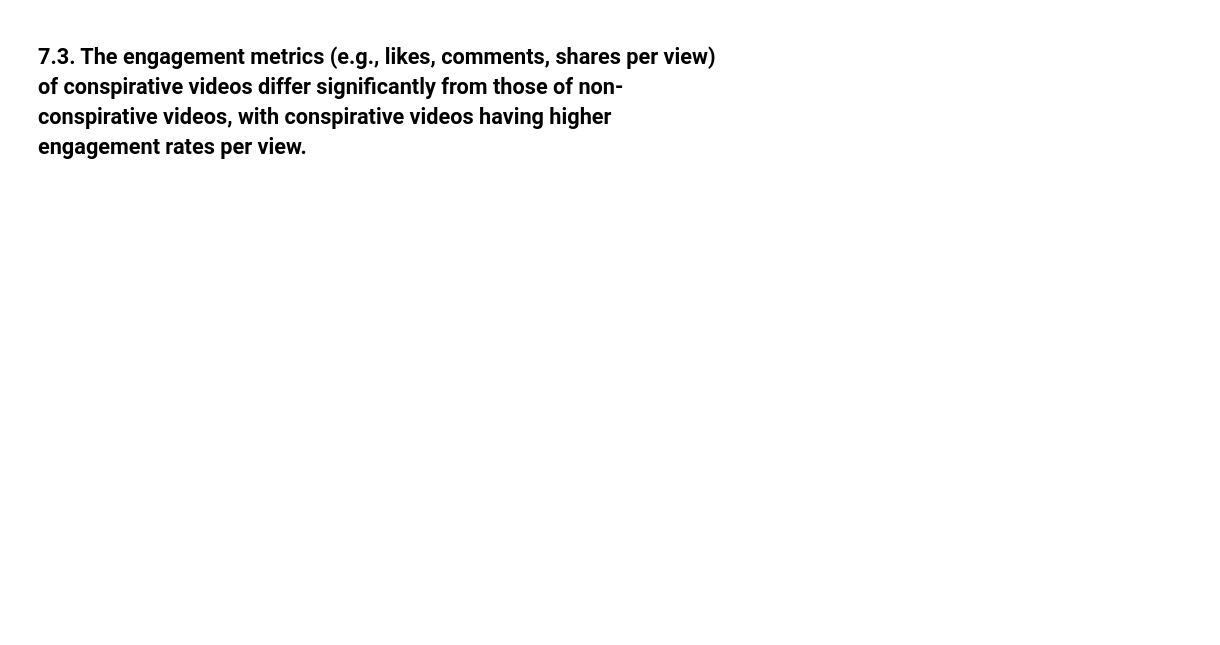
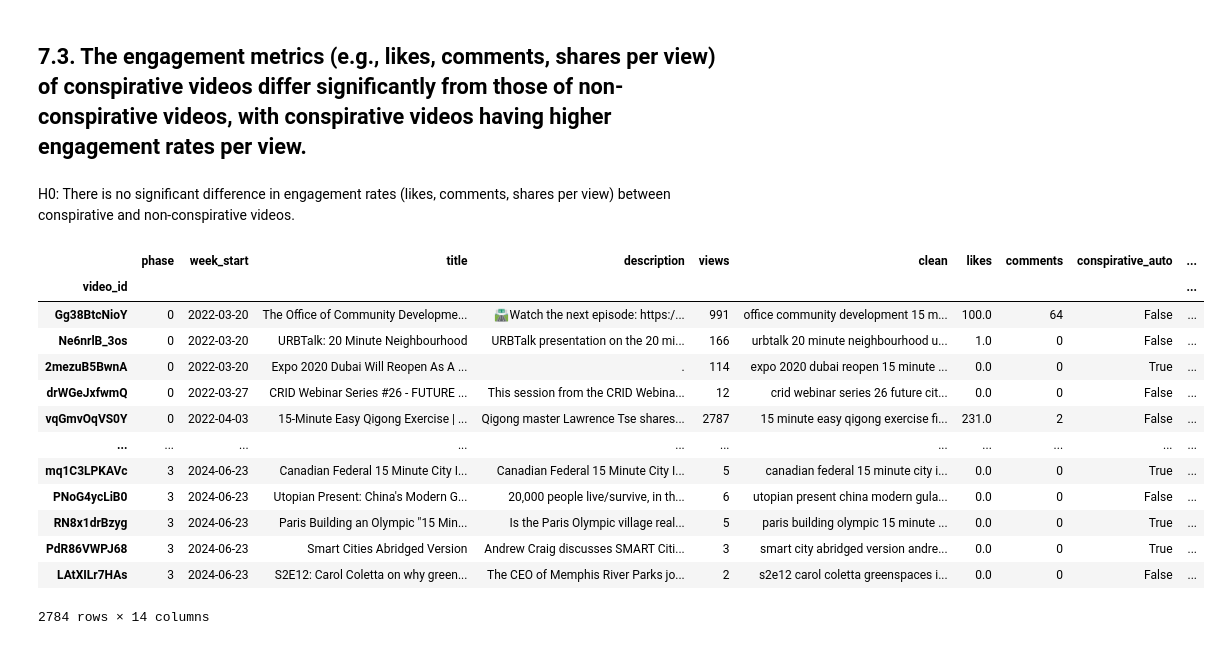
Before and after one commit to julia-king-edu/so-24_smda_project, a Jupyter notebook: 03_analysis.ipynb, the cells around one changed output. Drawn from its saved outputs; the diff is of its cells as text; code cells hidden in the pictures; blank space fills up the shorter version.

```diff
--- a/03_analysis.ipynb
+++ b/03_analysis.ipynb
@@ -288,2 +332,4 @@ The plot reveals an important insight: Conspirative videos
 # %% [markdown]
 ## 7.3. The engagement metrics (e.g., likes, comments, shares per view) of conspirative videos differ significantly from those of non-conspirative videos, with conspirative videos having higher engagement rates per view.
+# %% [markdown]
+H0: There is no significant difference in engagement rates (likes, comments, shares per view) between conspirative and non-conspirative videos.
@@ -289,0 +339,32 @@ The plot reveals an important insight: Conspirative videos
+# %%
+# filter for videos with views and create relevant variables
+# filtering is done cause videos with 0 views will not have engagements
+
+engagement_df = video_df[video_df["views"] > 0].copy()
+
+# engagement
+engagement_df["likes_per_view"] = engagement_df["likes"] / engagement_df["views"]
+engagement_df["comments_per_view"] = engagement_df["comments"] / engagement_df["views"]
+
+# also make logged versions
+engagement_df["log_likes_per_view"] = np.log(engagement_df["likes_per_view"] + 0.001) # small constant added to avoid inf
+engagement_df["log_comments_per_view"] = np.log(engagement_df["comments_per_view"] + 0.001)
+
+
+# the youtube api returned some obviously false numbers (a few items with more likes than views). This persists even after reruns. Thus, they are discarded.
+engagement_df = engagement_df[(engagement_df["likes_per_view"] <= 1) & (engagement_df["comments_per_view"] <= 1)]
+# %% [output]
+|  | phase | week_start | title | description | views | clean | likes | comments | conspirative_auto | ... |
+| video_id |  |  |  |  |  |  |  |  |  | ... |
+| Gg38BtcNioY | 0 | 2022-03-20 | The Office of Community Developme... | 🛣️Watch the next episode: https:/... | 991 | office community development 15 m... | 100.0 | 64 | False | ... |
+| Ne6nrlB_3os | 0 | 2022-03-20 | URBTalk: 20 Minute Neighbourhood | URBTalk presentation on the 20 mi... | 166 | urbtalk 20 minute neighbourhood u... | 1.0 | 0 | False | ... |
+| 2mezuB5BwnA | 0 | 2022-03-20 | Expo 2020 Dubai Will Reopen As A ... | . | 114 | expo 2020 dubai reopen 15 minute ... | 0.0 | 0 | True | ... |
+| drWGeJxfwmQ | 0 | 2022-03-27 | CRID Webinar Series #26 - FUTURE ... | This session from the CRID Webina... | 12 | crid webinar series 26 future cit... | 0.0 | 0 | False | ... |
+| vqGmvOqVS0Y | 0 | 2022-04-03 | 15-Minute Easy Qigong Exercise | ... | Qigong master Lawrence Tse shares... | 2787 | 15 minute easy qigong exercise fi... | 231.0 | 2 | False | ... |
+| ... | ... | ... | ... | ... | ... | ... | ... | ... | ... | ... |
+| mq1C3LPKAVc | 3 | 2024-06-23 | Canadian Federal 15 Minute City I... | Canadian Federal 15 Minute City I... | 5 | canadian federal 15 minute city i... | 0.0 | 0 | True | ... |
+| PNoG4ycLiB0 | 3 | 2024-06-23 | Utopian Present: China's Modern G... | 20,000 people live/survive, in th... | 6 | utopian present china modern gula... | 0.0 | 0 | False | ... |
+| RN8x1drBzyg | 3 | 2024-06-23 | Paris Building an Olympic "15 Min... | Is the Paris Olympic village real... | 5 | paris building olympic 15 minute ... | 0.0 | 0 | True | ... |
+| PdR86VWPJ68 | 3 | 2024-06-23 | Smart Cities Abridged Version | Andrew Craig discusses SMART Citi... | 3 | smart city abridged version andre... | 0.0 | 0 | True | ... |
+| LAtXILr7HAs | 3 | 2024-06-23 | S2E12: Carol Coletta on why green... | The CEO of Memphis River Parks jo... | 2 | s2e12 carol coletta greenspaces i... | 0.0 | 0 | False | ... |
+2784 rows × 14 columns
```
Also changed, not shown: parts of 15 cells of this notebook.
